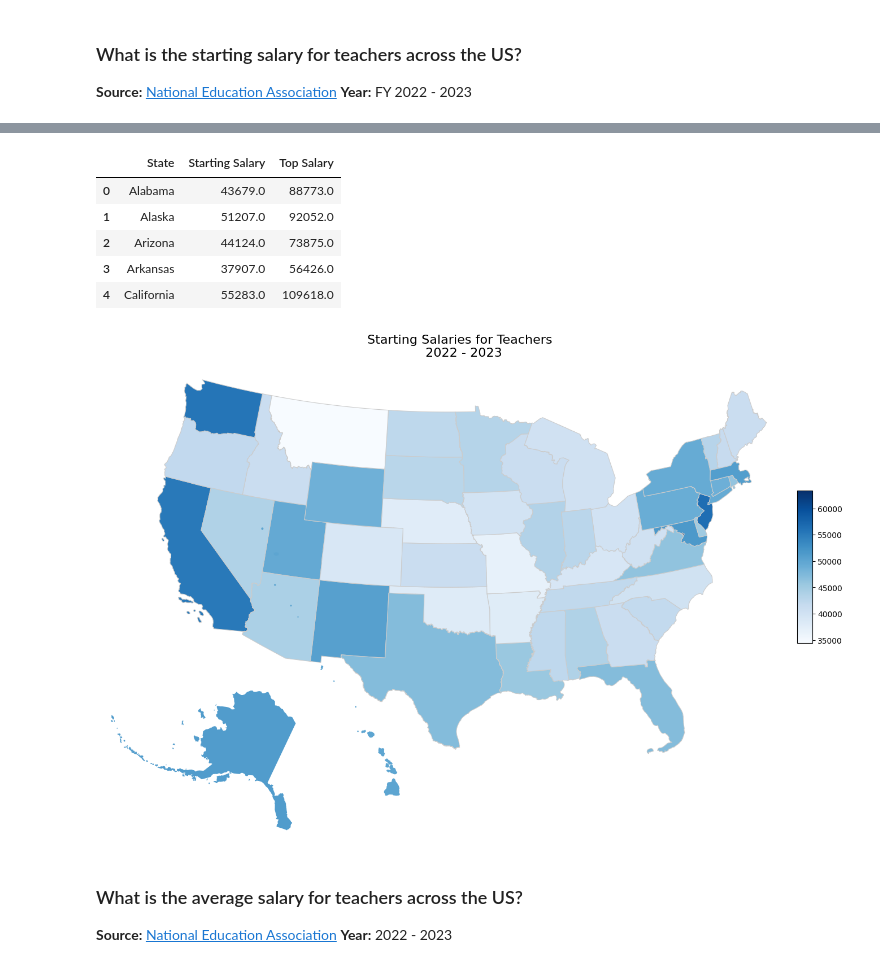
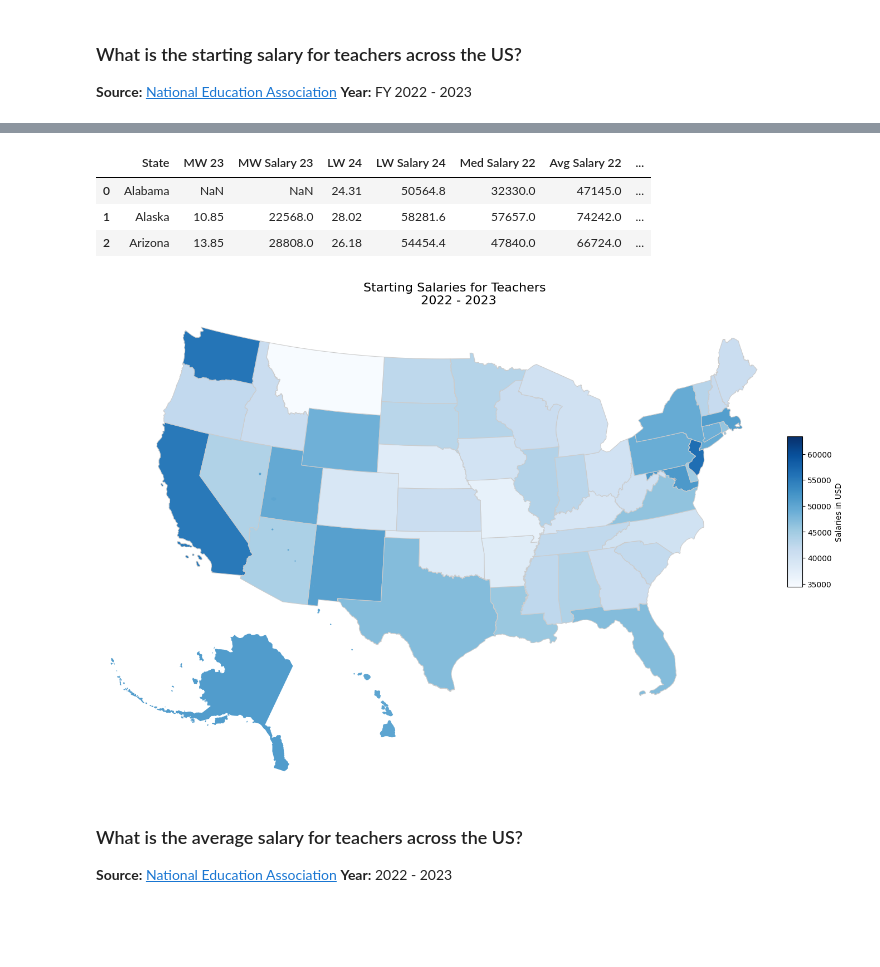
Before and after one commit to savitvitskiy/Salary-Education, a Jupyter notebook: Salaries.ipynb, the cells around one changed output, grey strips where cells are left out. Drawn from its saved outputs; the diff is of its cells as text; code cells hidden in the pictures; blank space fills up the shorter version.

```diff
--- a/Salaries.ipynb
+++ b/Salaries.ipynb
@@ -285,40 +195,57 @@ df_star_sal = df_star_sal.replace('Texas*', 'Texas')
-# %%
-df_star_sal.head()
-# %% [output]
-|  | State | Starting Salary | Top Salary |
-| 0 | Alabama | 43679.0 | 88773.0 |
-| 1 | Alaska | 51207.0 | 92052.0 |
-| 2 | Arizona | 44124.0 | 73875.0 |
-| 3 | Arkansas | 37907.0 | 56426.0 |
-| 4 | California | 55283.0 | 109618.0 |
+# %%
+df_star_sal = pd.read_csv('Datasets/Starting_Salary.csv')
+
+# Select data from starting salary and top salary columns.
+df_star_sal.drop(df_star_sal.columns[df_star_sal.columns.str.contains("'S")], axis=1, inplace=True)
+
+# Convert data to numeric values.
+df_star_sal['STARTING SALARY'] = df_star_sal['STARTING SALARY'].str.extract(r'(\d+\,\d+)').replace(',', '', regex=True).astype(float)
+df_star_sal['TOP SALARY'] = df_star_sal['TOP SALARY'].str.extract(r'(\d+\,\d+)').replace(',', '', regex=True).astype(float)
+
+# Rename columns in title case and years.
+df_star_sal.columns = ['State', 'Start Salary 22-23 (T)', 'Top Salary 22-23 (T)']
+
+# Rename 'Dist. of Columbia' to 'District of Columbia,' 'United States' to 'NATIONAL,' and remove '*' code from Texas.
+df_star_sal = df_star_sal.replace('United States', 'NATIONAL')
+df_star_sal = df_star_sal.replace('Dist. of Columbia', 'District of Columbia')
+df_star_sal = df_star_sal.replace('Texas*', 'Texas')
+
+df_combined = pd.merge(df_combined, df_star_sal, left_on='State', right_on='State')
+
+df_combined.head(3)
+# %% [output]
+|  | State | MW 23 | MW Salary 23 | LW 24 | LW Salary 24 | Med Salary 22 | Avg Salary 22 | ... |
+| 0 | Alabama | NaN | NaN | 24.31 | 50564.8 | 32330.0 | 47145.0 | ... |
+| 1 | Alaska | 10.85 | 22568.0 | 28.02 | 58281.6 | 57657.0 | 74242.0 | ... |
+| 2 | Arizona | 13.85 | 28808.0 | 26.18 | 54454.4 | 47840.0 | 66724.0 | ... |
 # %%
 states = gpd.read_file('tl_2023_us_state/tl_2023_us_state.shp')
 states = states.to_crs('EPSG:2267')
 states = states.merge(df_star_sal, left_on='NAME', right_on='State')
 
 alaska = states[states['NAME'] == 'Alaska']
 hawaii = states[states['NAME'] == 'Hawaii']
 mainland = states[(states['NAME'] != 'Alaska') & (states['NAME'] != 'Hawaii')]
 
-vmin = states['Starting Salary'].min()
-vmax = states['Starting Salary'].max()
+vmin = states['Start Salary 22-23 (T)'].min()
+vmax = states['Start Salary 22-23 (T)'].max()
 norm = Normalize(vmin=vmin, vmax=vmax)
 cmap = colormaps['Blues']
 
 fig, ax_main = plt.subplots(1, 1, figsize=(18, 14))
 ax_alaska = fig.add_axes([0.1, 0.15, 0.2, 0.2])  # [left, bottom, width, height]
 ax_hawaii = fig.add_axes([0.25, 0.15, 0.15, 0.45])
 
-mainland.plot(ax=ax_main, column='Starting Salary', cmap=cmap, norm=norm, legend=True,
-    legend_kwds={'shrink': 0.25, 'pad': 0, 'aspect': 10}, linewidth=0.8, edgecolor='0.8')
-alaska.plot(ax=ax_alaska, column='Starting Salary', cmap=cmap, norm=norm, legend=False)
-hawaii.plot(ax=ax_hawaii, column='Starting Salary', cmap=cmap, norm=norm, legend=False)
+mainland.plot(ax=ax_main, column='Start Salary 22-23 (T)', cmap=cmap, norm=norm, legend=True,
+    legend_kwds={'shrink': 0.25, 'pad': 0, 'aspect': 10, 'label': 'Salaries in USD'}, linewidth=0.8, edgecolor='0.8')
+alaska.plot(ax=ax_alaska, column='Start Salary 22-23 (T)', cmap=cmap, norm=norm, legend=False)
+hawaii.plot(ax=ax_hawaii, column='Start Salary 22-23 (T)', cmap=cmap, norm=norm, legend=False)
 
 ax_main.set_axis_off()
 ax_alaska.set_axis_off()
 ax_hawaii.set_axis_off()
 
 ax_main.set_title('Starting Salaries for Teachers \n 2022 - 2023', fontsize=16)
 plt.show()
 # %% [output]
-[figure, old version]
+[figure, new version]
```
Also changed, not shown: parts of 80 cells of this notebook, 12 other files.
